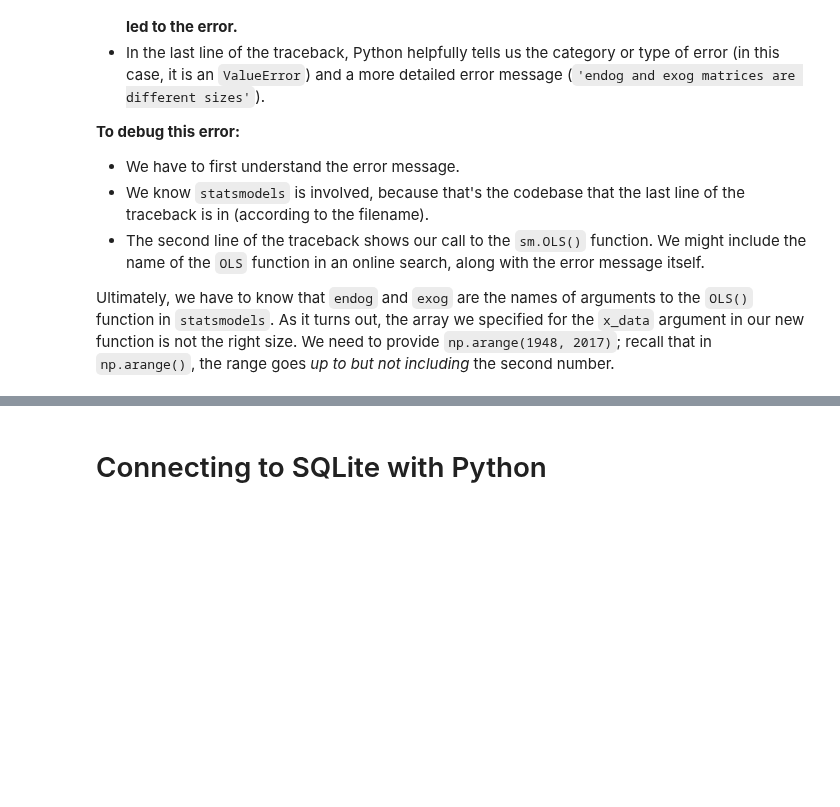
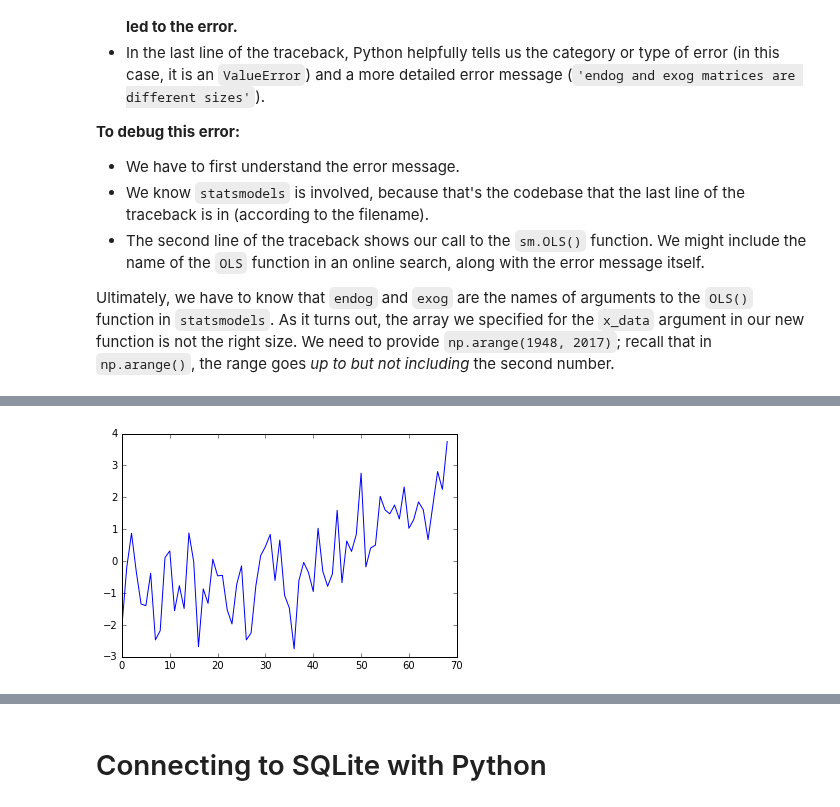
Before and after one commit to arthur-e/swc-workshop, a Jupyter notebook: python-climate/Python-SWC-Intro-Climate.ipynb, the cells around one changed output, grey strips where cells are left out. Saved outputs shown, nothing was run; the diff lists cells and outputs as text; code cells hidden in the pictures; blank space fills up the shorter version.

```diff
--- a/python-climate/Python-SWC-Intro-Climate.ipynb
+++ b/python-climate/Python-SWC-Intro-Climate.ipynb
@@ -1434,0 +1490,13 @@ Ultimately, we have to know that `endog` and `exog` are the names of arguments t
+# %%
+import matplotlib.pyplot as pyplot
+%matplotlib inline
+
+data = np.loadtxt('./barrow.temperature.csv', delimiter = ',')
+
+def plot_temperature_anomaly(temp_array):
+    pyplot.plot(temp_array.mean(axis = 1) - temp_array.mean())
+    pyplot.show()
+
+plot_temperature_anomaly(data)
+# %% [output]
+[figure, added]
```
Also changed, not shown: parts of 21 cells of this notebook.
